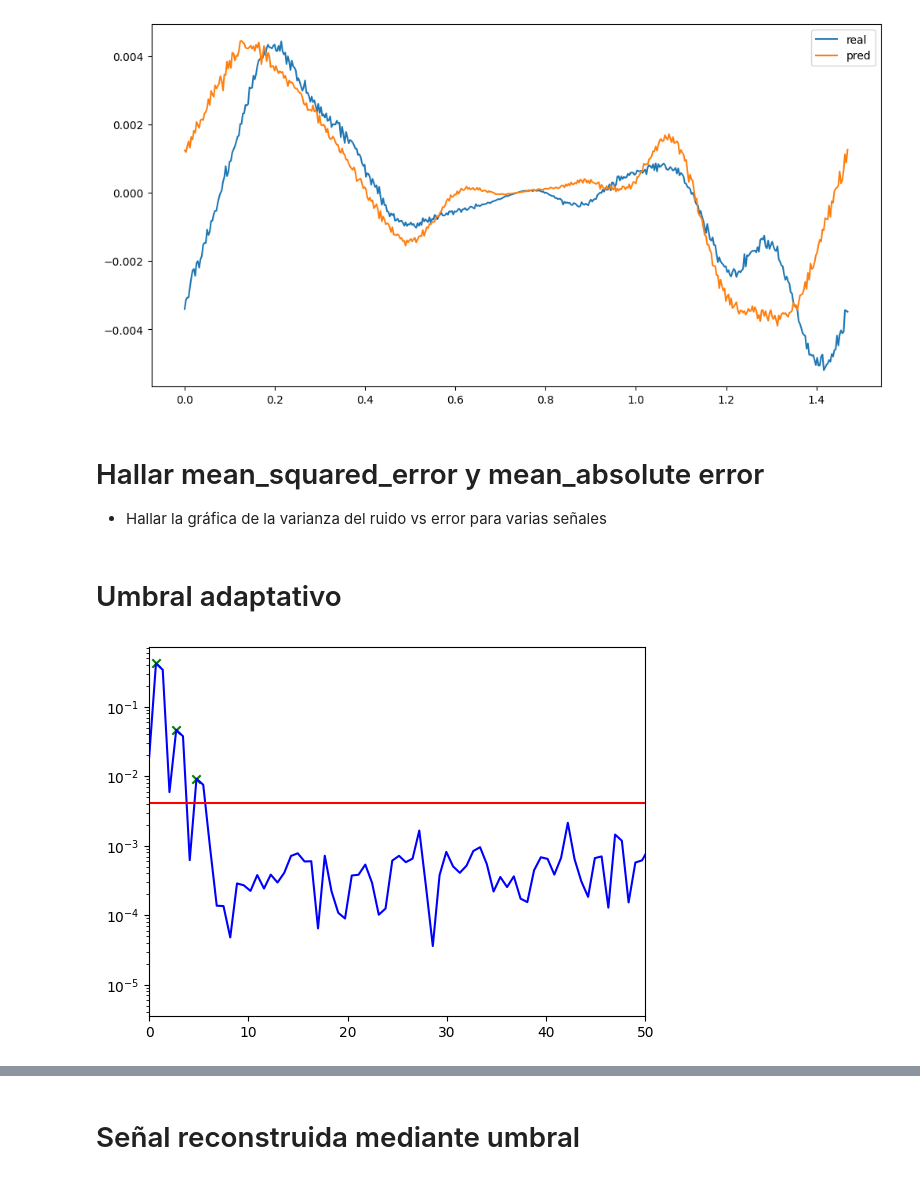
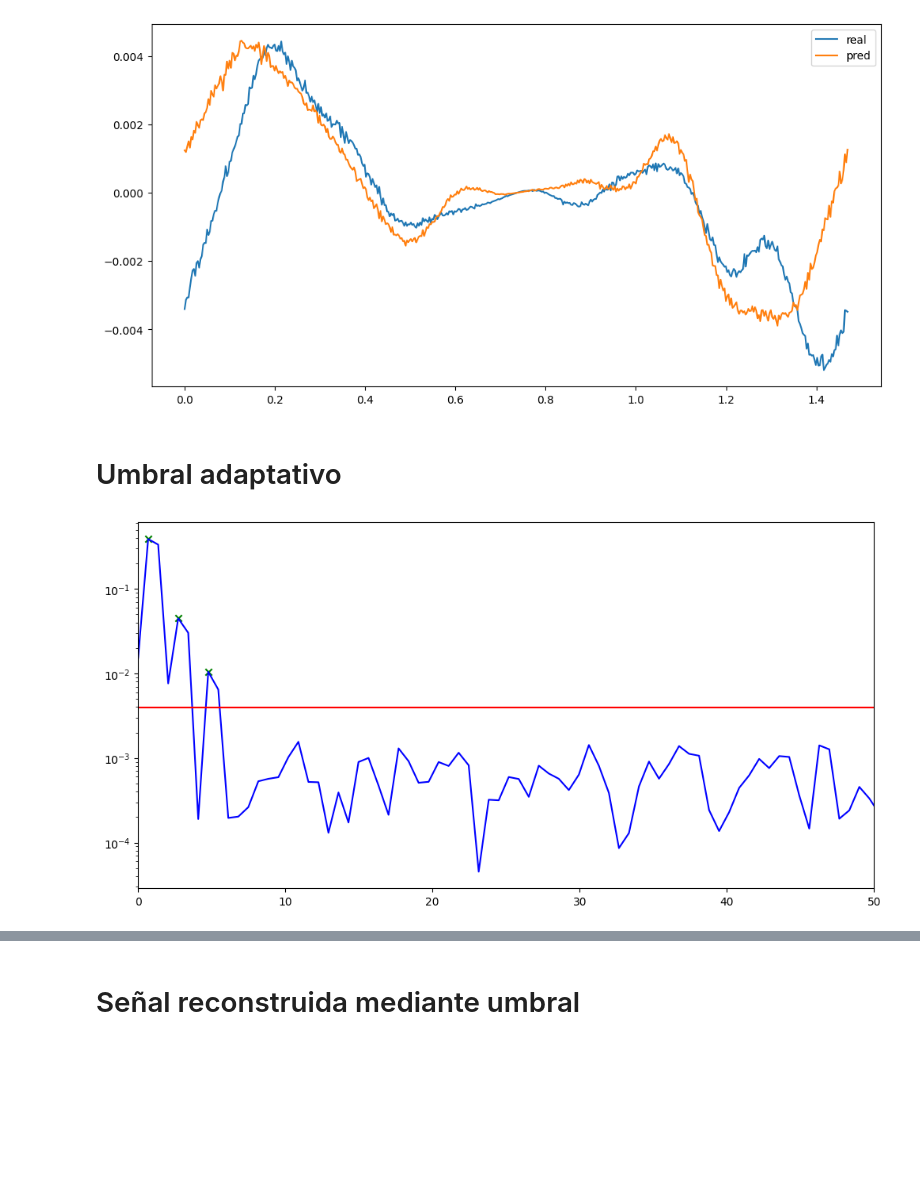
Before and after one commit to dramirezbe/Signal-theory, a Jupyter notebook: Random-signal-analysis/PSD_Estimation_David_Ramirez_Betancourth.ipynb, the cells around one changed output, grey strips where cells are left out. Saved outputs shown, nothing was run; the diff lists cells and outputs as text; code cells hidden in the pictures; blank space fills up the shorter version.

```diff
--- a/Random-signal-analysis/PSD_Estimation_David_Ramirez_Betancourth.ipynb
+++ b/Random-signal-analysis/PSD_Estimation_David_Ramirez_Betancourth.ipynb
@@ -207,10 +206,6 @@ plt.legend()
 plt.show()
 # %% [output]
 [figure]
-# %% [markdown]
-# Hallar mean_squared_error y mean_absolute error
-
-- Hallar la gráfica de la varianza del ruido vs error para varias señales
 # %% [markdown]
 # Umbral adaptativo
 # %%
@@ -218,38 +213,39 @@ def thresholding_harmonics(f, psd):
 
     psd_mean = np.mean(psd)
 
-    peaks, _ = sig.find_peaks(psd, height=psd_mean, distance=1)
+    peaks, _ = sig.find_peaks(psd, height=psd_mean, distance=3)
 
     peaks_filtered = peaks[psd[peaks] > psd_mean] #filtrar picos
     # Paso 3: Obtener las coordenadas
     harm_f = f[peaks_filtered]
     harm_psd = psd[peaks_filtered]
 
 
     return psd_mean, harm_f, harm_psd
 
 
 t = np.linspace(0,3,N)
 fo = 1
 wo = 2*np.pi*fo
 
 x = real_signal(t, wo)
 
 sigma = 0.1  #varianza
 nperseg = 501 #Longitud ventana
 fs = 1/(t[1]-t[0]) #Muestreo
 
 X = x + randomvector(N, sigma)
 
 f, Psd = welch_vector(X, fs, nperseg)
 
 thres, harm_f, harm_psd = thresholding_harmonics(f, Psd)
 
+plt.figure(figsize=(12,6))
 plt.semilogy(f, Psd, c='b')
 plt.semilogy(f, np.full(len(f), thres), c='r')
 plt.scatter(harm_f, harm_psd,  marker='x', c='g')
 
 plt.xlim([0,50])
 plt.show()
 # %% [output]
-[figure, old version]
+[figure, new version]
```
Also changed, not shown: parts of 10 cells of this notebook, 1 other file.
